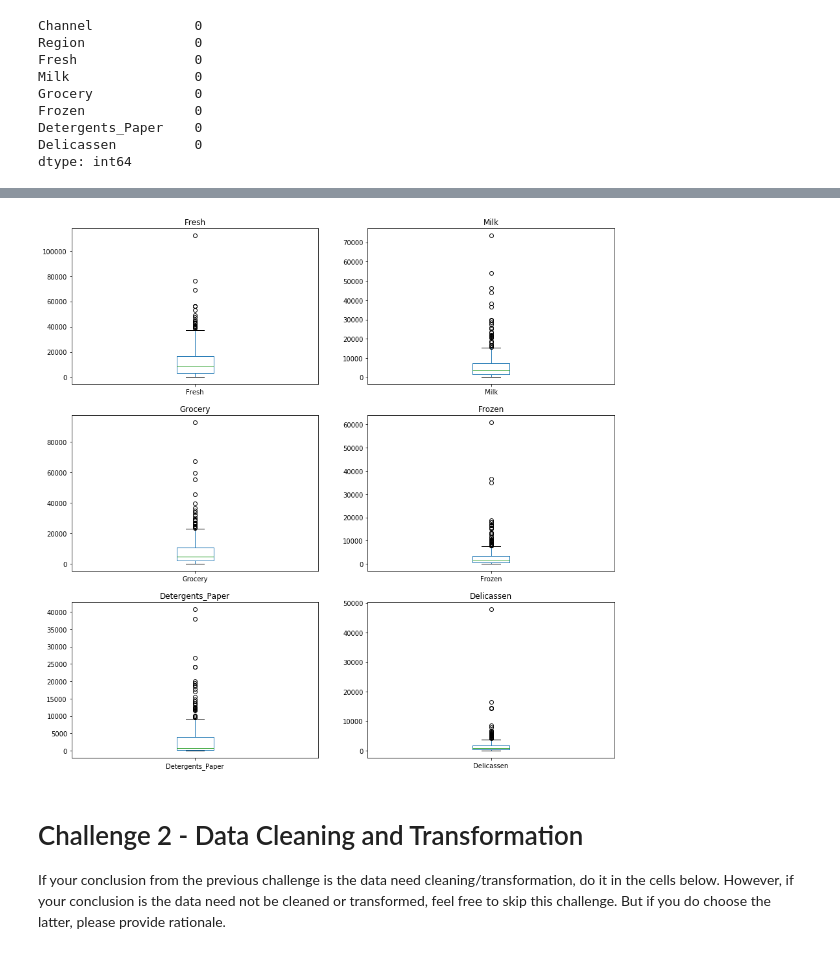
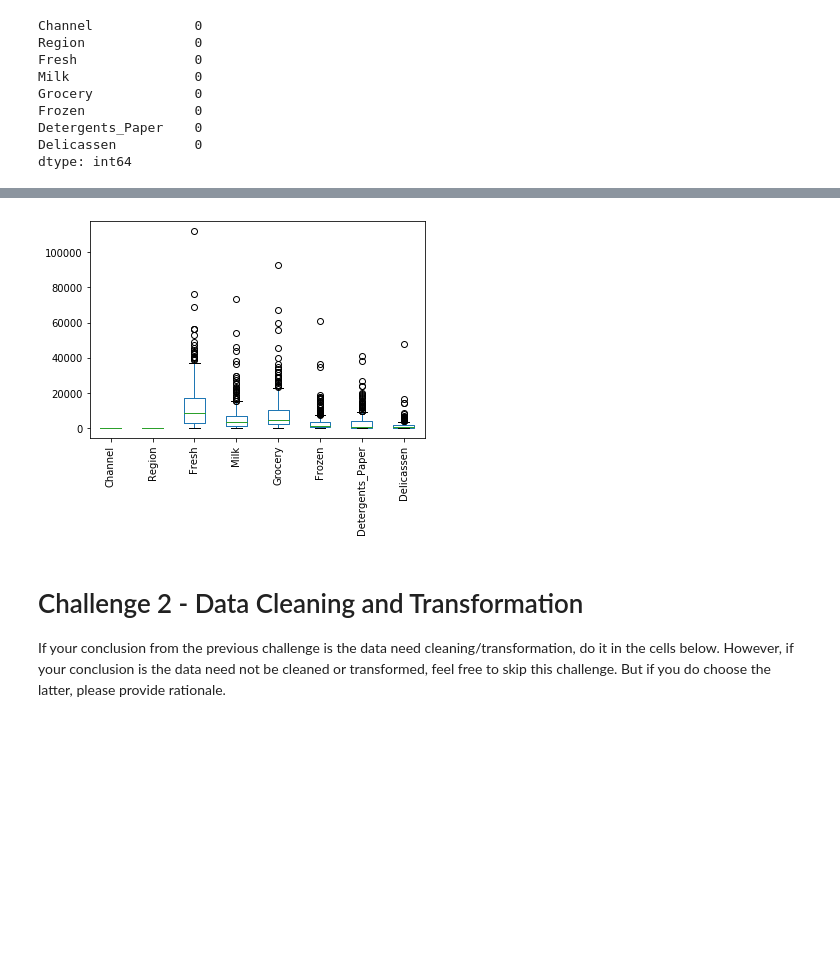
Before and after one commit to ta-data-lis/lab-unsupervised-learning, a Jupyter notebook: your-code/main.ipynb, the cells around one changed output, grey strips where cells are left out. Cells and saved outputs as stored; diff of their text form; code cells hidden in the pictures; blank space fills up the shorter version.

```diff
--- a/your-code/main.ipynb
+++ b/your-code/main.ipynb
@@ -84,20 +84,12 @@ customers.describe()
 | max | 2.000000 | 3.000000 | 112151.000000 | 73498.000000 | 92780.000000 | 60869.000000 | 40827.000000 | 47943.000000 |
 # %%
 # columns Fresh, Milk, Grocery, Frozen, Detergents_Paper and Delicassen mean and std are not close - need to check for outliers
-# %%
-fig, ax = plt.subplots(nrows=3, ncols=2, figsize = (15, 15))
-
-customers.Fresh.plot(kind='box', ax=ax[0, 0]).set_title('Fresh')
-customers.Milk.plot(kind='box', ax=ax[0, 1]).set_title('Milk')
-customers.Grocery.plot(kind='box', ax=ax[1, 0]).set_title('Grocery')
-customers.Frozen.plot(kind='box', ax=ax[1, 1]).set_title('Frozen')
-customers.Detergents_Paper.plot(kind='box', ax=ax[2, 0]).set_title('Detergents_Paper')
-customers.Delicassen.plot(kind='box', ax=ax[2, 1]).set_title('Delicassen')
-plt.show()
-
-# Confirmed outliers to remove
-# %% [output]
-[figure, removed]
+# %%
+customers.plot(kind='box')
+plt.xticks(rotation = 90)
+plt.show()
+# %% [output]
+[figure, added]
 # %% [markdown]
 # Challenge 2 - Data Cleaning and Transformation
 
```
Also changed, not shown: parts of 13 cells of this notebook.
